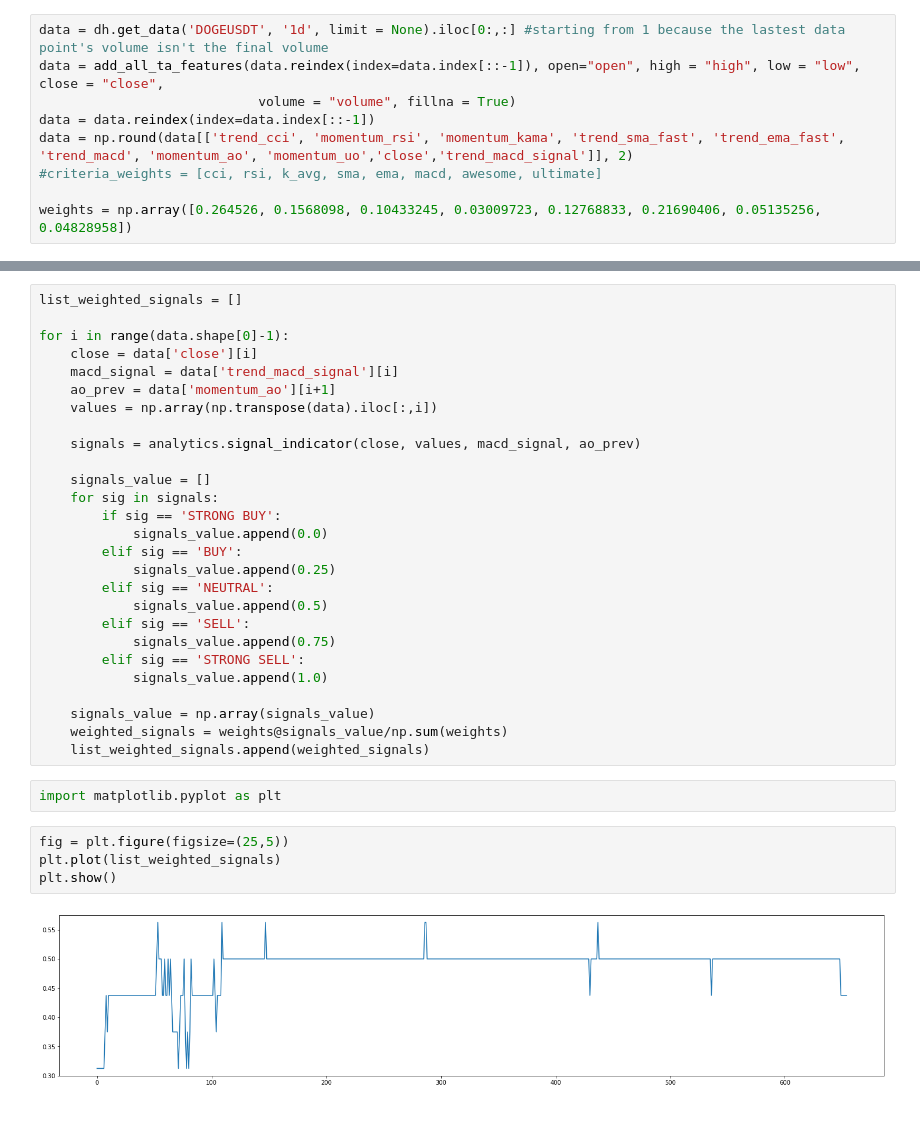
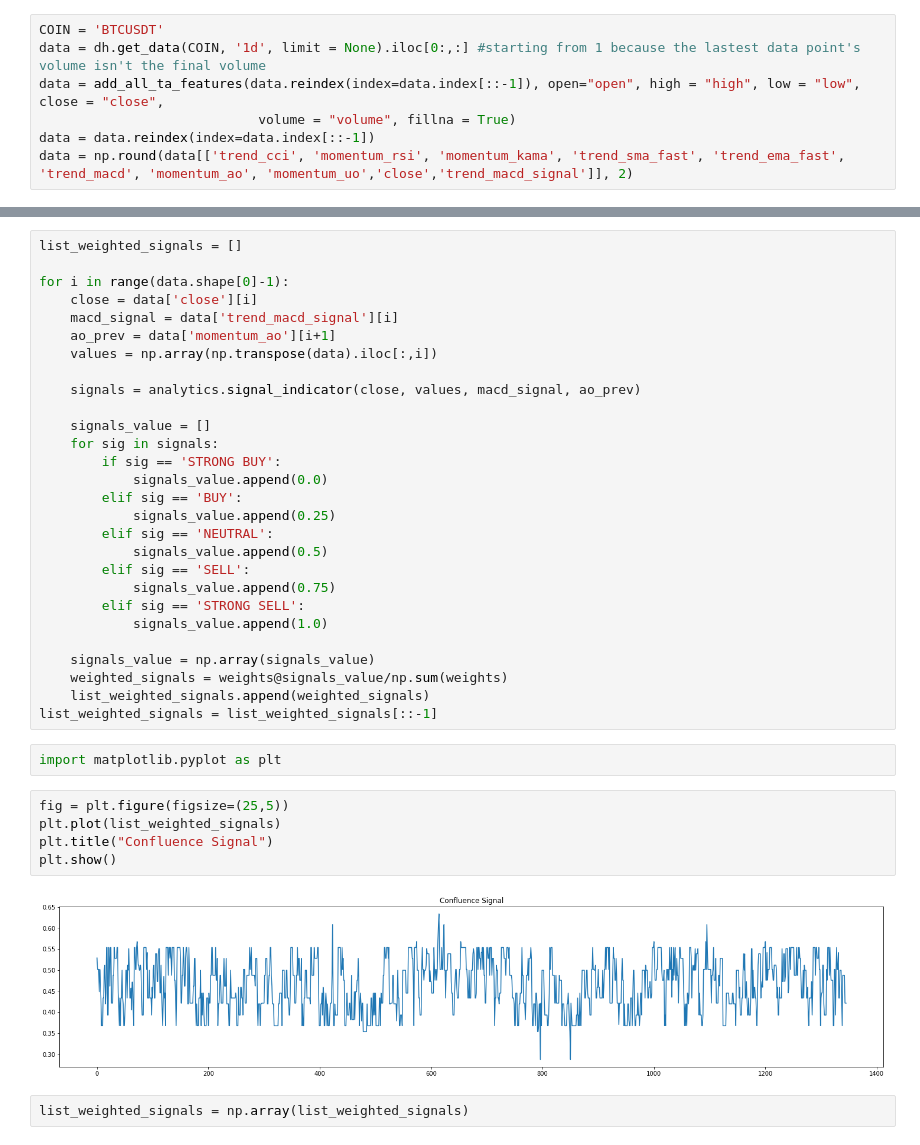
Before and after one commit to beaupranisaa/CryptoView, a Jupyter notebook: case_study.ipynb, the cells around one changed output, grey strips where cells are left out. Drawn from its saved outputs; the diff is of its cells as text; blank space fills up the shorter version.

Commit message:
ran case study for all coins

```diff
--- a/case_study.ipynb
+++ b/case_study.ipynb
@@ -8,9 +12,7 @@ dh = DataHandler()
 # %%
-data = dh.get_data('DOGEUSDT', '1d', limit = None).iloc[0:,:] #starting from 1 because the lastest data point's volume isn't the final volume
+COIN = 'BTCUSDT'
+data = dh.get_data(COIN, '1d', limit = None).iloc[0:,:] #starting from 1 because the lastest data point's volume isn't the final volume
 data = add_all_ta_features(data.reindex(index=data.index[::-1]), open="open", high = "high", low = "low", close = "close",
                             volume = "volume", fillna = True)
 data = data.reindex(index=data.index[::-1])
 data = np.round(data[['trend_cci', 'momentum_rsi', 'momentum_kama', 'trend_sma_fast', 'trend_ema_fast', 'trend_macd', 'momentum_ao', 'momentum_uo','close','trend_macd_signal']], 2)
-#criteria_weights = [cci, rsi, k_avg, sma, ema, macd, awesome, ultimate]
-
-weights = np.array([0.264526, 0.1568098, 0.10433245, 0.03009723, 0.12768833, 0.21690406, 0.05135256, 0.04828958])
@@ -41,11 +51,15 @@ for i in range(data.shape[0]-1):
     signals_value = np.array(signals_value)
     weighted_signals = weights@signals_value/np.sum(weights)
     list_weighted_signals.append(weighted_signals)
+list_weighted_signals = list_weighted_signals[::-1]
 # %%
 import matplotlib.pyplot as plt
 # %%
 fig = plt.figure(figsize=(25,5))
 plt.plot(list_weighted_signals)
+plt.title("Confluence Signal")
 plt.show()
 # %% [output]
-[figure, old version]
+[figure, new version]
+# %%
+list_weighted_signals = np.array(list_weighted_signals)
```
Also changed, not shown: parts of 15 cells of this notebook, 9 other files.
